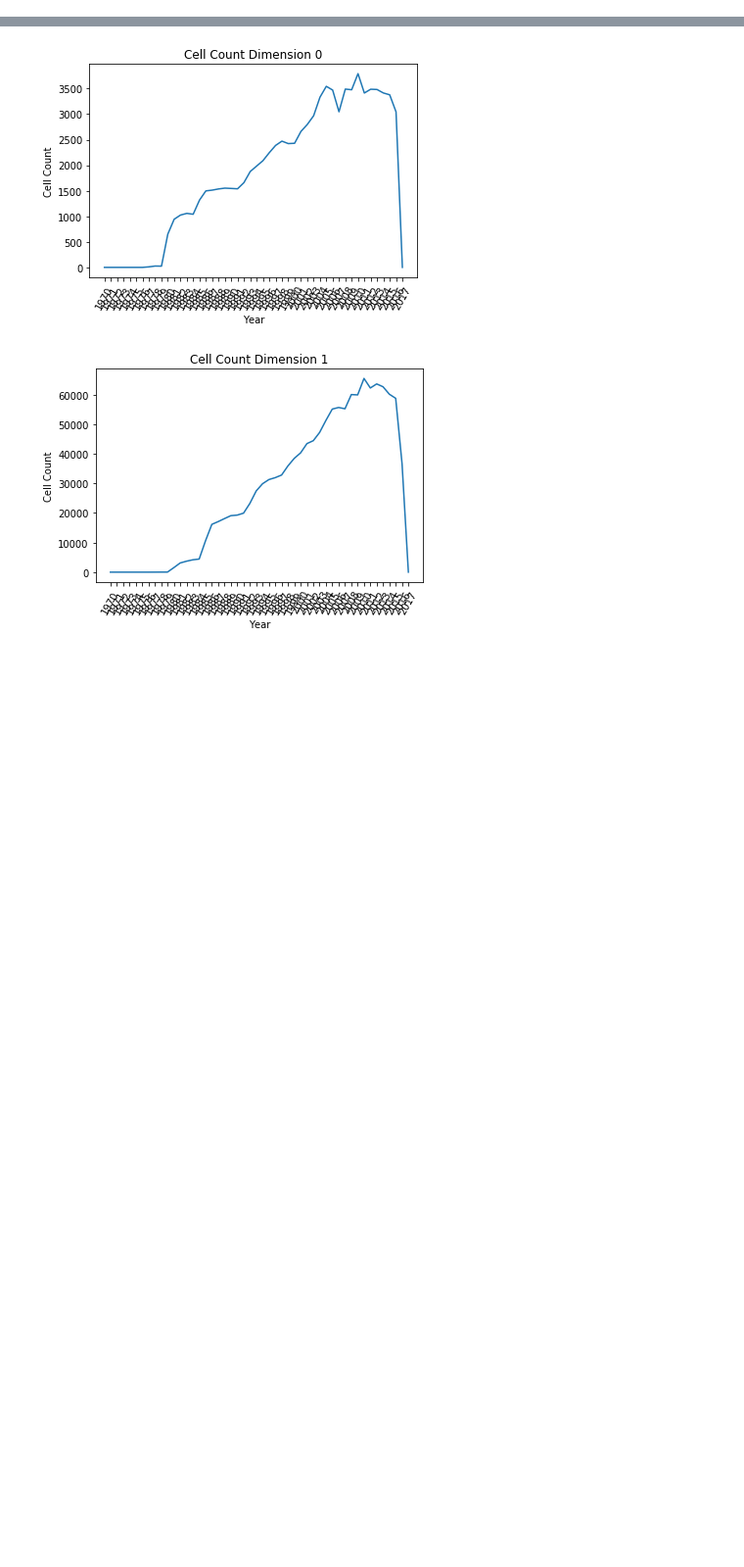
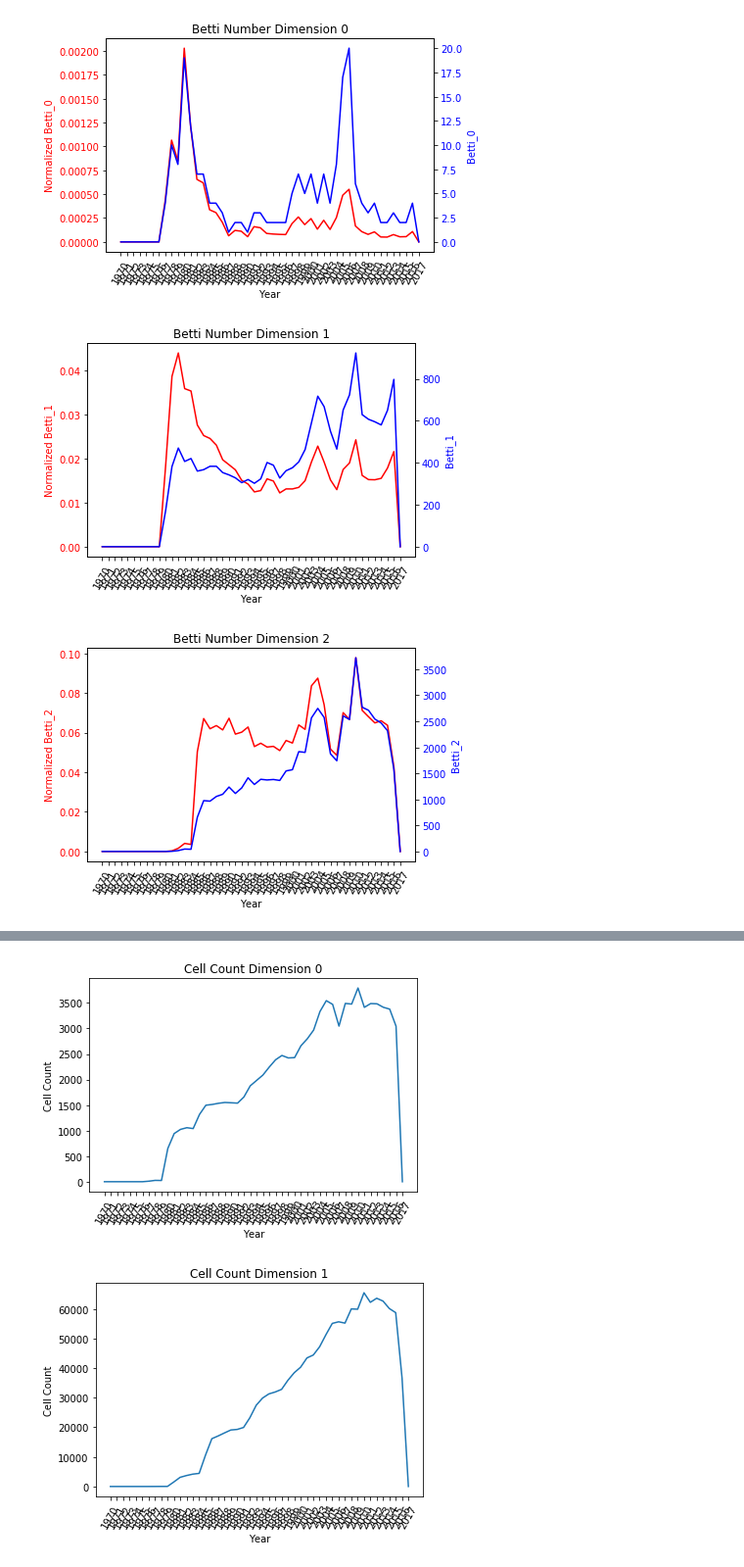
Before and after one commit to rfunklab/network_structure, a Jupyter notebook: notebooks/Temporal Knowledge-APS.ipynb, the cells around one changed output, grey strips where cells are left out. Shown at 98% size. Drawn from its saved outputs; the diff is of its cells as text; code cells hidden in the pictures; blank space fills up the shorter version.

```diff
--- a/notebooks/Temporal Knowledge-APS.ipynb
+++ b/notebooks/Temporal Knowledge-APS.ipynb
@@ -151,0 +165,28 @@ for d in range(betti_up_to_dimension):
+# %%
+# plot betti numbers for each year
+betti_up_to_dimension = 10 # set this as the highest dimension to plot (max is 10).
+
+for d in range(betti_up_to_dimension):
+
+    fig, ax1 = plt.subplots()
+
+    color = 'red'
+    ax1.set_xlabel('Year')
+    ax1.tick_params(axis='x', rotation=60)
+    ax1.set_ylabel('Normalized Betti_{}'.format(d), color=color)
+    ax1.plot(names, [(bettis[b][d]/ppy.iloc[b]['papers']) if len(bettis[b]) > d else 0 for b in range(len(bettis))], color=color)
+    ax1.tick_params(axis='y', labelcolor=color)
+
+    ax2 = ax1.twinx()
+
+    color = 'blue'
+    ax2.set_ylabel('Betti_{}'.format(d), color=color)
+    ax2.plot(names, [(bettis[b][d]) if len(bettis[b]) > d else 0 for b in range(len(bettis))], color=color)
+    ax2.tick_params(axis='y', labelcolor=color)
+
+    plt.title('Betti Number Dimension {}'.format(d))
+    plt.show()
+# %% [output]
+[figure, added]
+[figure, added]
+[figure, added]
```
Also changed, not shown: parts of 6 cells of this notebook, 3 other files.
